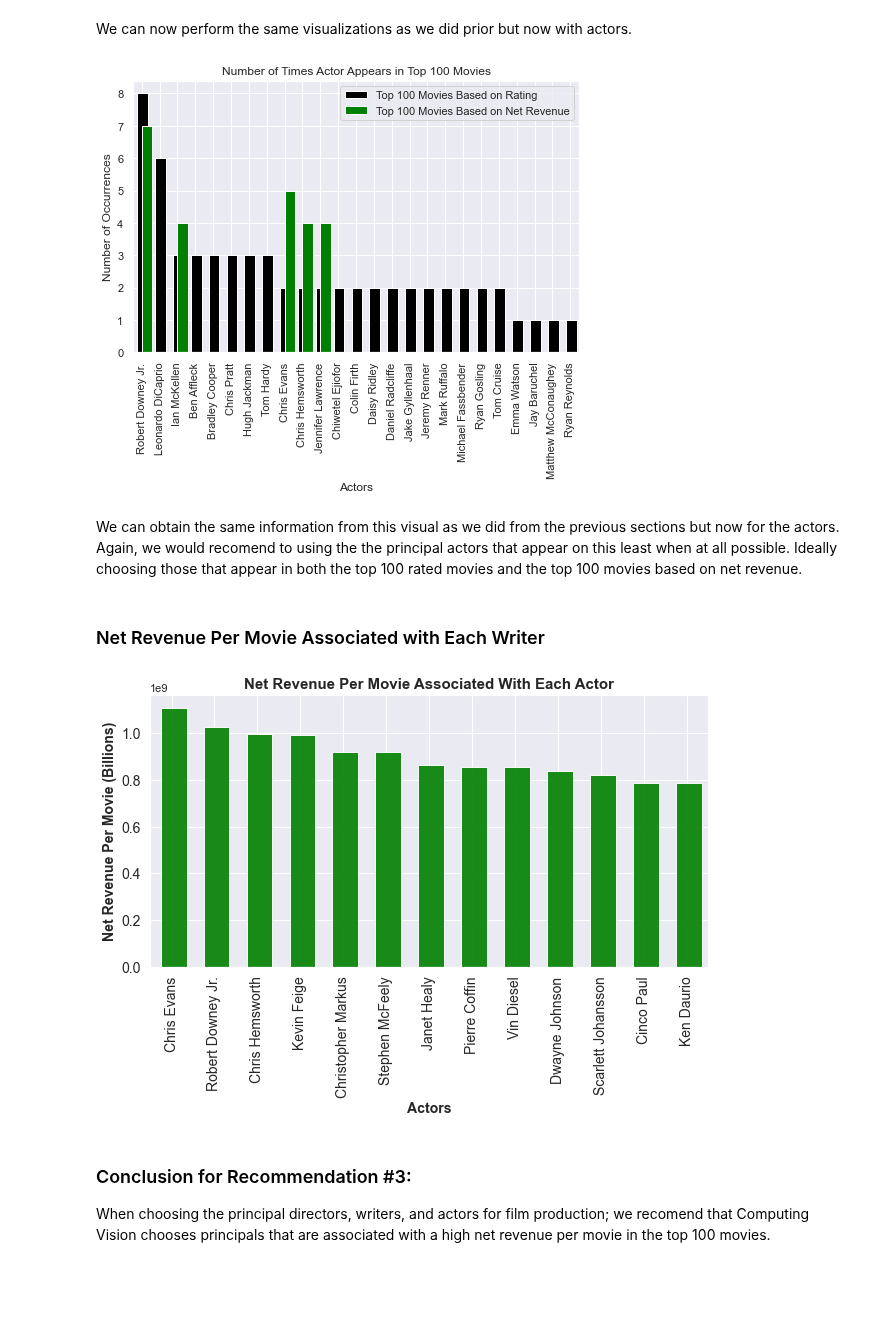
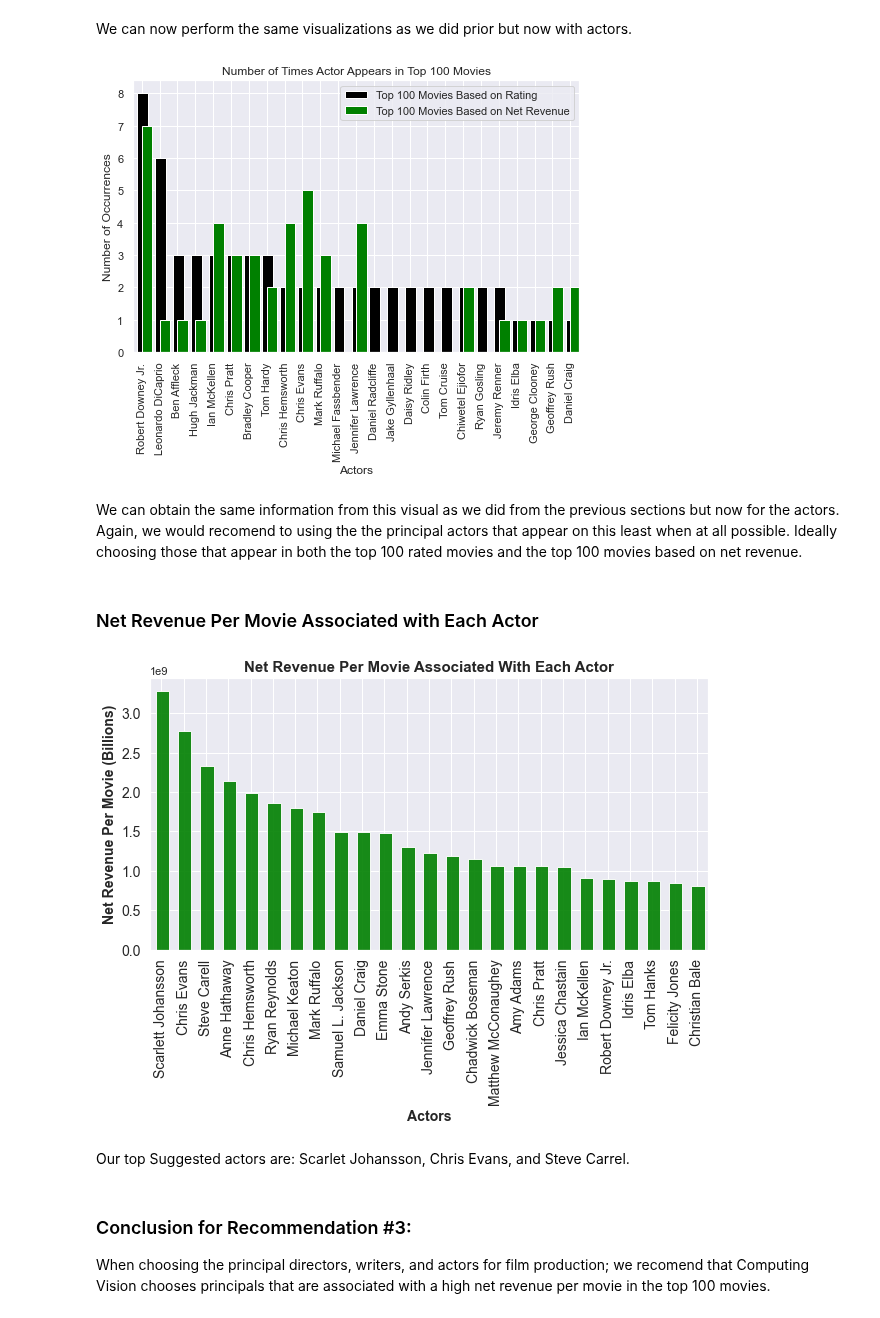
Before and after one commit to reboyce/Gilbert-Team-Repo, a Jupyter notebook: Notebooks/Final Notebook.ipynb, the cells around one changed output. Saved outputs shown, nothing was run; the diff lists cells and outputs as text; code cells hidden in the pictures; blank space fills up the shorter version.

```diff
--- a/Notebooks/Final Notebook.ipynb
+++ b/Notebooks/Final Notebook.ipynb
@@ -652,13 +669,13 @@ We can now follow the same procedure as we did before but now with the actor inf
 # Drop Duplicate Values
 top_principal_actors.drop_duplicates(subset=['movie_id'], inplace=True)
 # count of principal actor appearing in top 100 movies and select for top 25
-top_pop_actor_counts = top_principal_actors.primary_name.value_counts().iloc[:25]
+top_pop_actor_counts = top_principal_actors.primary_name.value_counts()
 # Merging principals and persons tables to obtain actor information
 top_100_princ = pd.merge(top_100_rev, principals, how="inner", on='movie_id')
 top_100_actors = pd.merge(top_100_princ, persons, how="inner", on='person_id')
 # Count of actors appearing in top 100 movies based on net revenue
-top_rev_actor_counts = top_100_actors.primary_name.value_counts().iloc[:25]
-
+top_rev_actor_counts = top_100_actors.primary_name.value_counts()
+top_rev_actor_counts.sort_values(ascending=False)
 #Create dataframe of count results in top 100 rated movies and top 100 movies based on net revenue
 top_rev_actors_df = top_rev_actor_counts.to_frame()
 top_pop_actors_df = top_pop_actor_counts.to_frame()
@@ -671,7 +688,7 @@ top_actor_counts.reset_index(inplace=True)
 #Rename columns to more clearly represent data
 top_actor_counts.rename(columns= {'index': 'Actors', 'primary_name_x' :'Top 100 Movies Based on Rating', 'primary_name_y' :'Top 100 Movies Based on Net Revenue'}, inplace=True)
 #Sort Values in descending order
-top_actor_counts.sort_values(by=['Top 100 Movies Based on Rating', 'Top 100 Movies Based on Net Revenue'] , ascending=False, inplace=True)
+top_actor_counts.sort_values(by=['Top 100 Movies Based on Rating'] , ascending=False, inplace=True)
 # Net Revenue of top 100 movies grouped by actor
 top_actor_groupby = top_100_actors.groupby('primary_name').sum().sort_values(by='net_revenue', ascending=False)
 #select top 25 results to plot
@@ -689,13 +706,13 @@ top_actors = top_actors.rename(columns={'primary_name': 'Actors'})
 actor_ratio = pd.merge(top_actors, top_actor_counts, how='inner', on='Actors')
 # %%
 #Ratio of net revenue per movie in the top 100 movies
-actor_ratio.ratio = actor_ratio.net_revenue/actor_ratio['Top 100 Movies Based on Net Revenue']
+actor_ratio.ratio = actor_ratio.net_revenue/actor_ratio['Top 100 Movies Based on Rating']
 # Sorting in descending order
 actor_ratio.sort_values(by='ratio', inplace=True, ascending = False)
 # Selecting for top 25
-actor_ratio = actor_ratio.iloc[:25]
+actor_ratio = actor_ratio
 # %%
-actor_ratio = actor_ratio[actor_ratio['Top 100 Movies Based on Net Revenue'] != 0]
+actor_ratio = actor_ratio[actor_ratio['Top 100 Movies Based on Rating'] != 0]
 # %% [markdown]
 ### Number Of Times Actors Appear in the Top 100 Movies
 # %% [markdown]
@@ -712,27 +729,29 @@ top_actor_counts.iloc[:25].plot(kind='bar',
                        ylabel='Number of Occurrences',
                        xlabel='Actors');
 # %% [output]
-[figure, old version]
+[figure, new version]
 # %% [markdown]
 We can obtain the same information from this visual as we did from the previous sections but now for the actors. Again, we would recomend to using the the principal actors that appear on this least when at all possible. Ideally choosing those that appear in both the top 100 rated movies and the top 100 movies based on net revenue.
 # %% [markdown]
-### Net Revenue  Per Movie Associated with Each Writer
+### Net Revenue  Per Movie Associated with Each Actor
 # %%
 #Bar plot of the Ratio of net revenue per movie in the top 100 movies
-actor_ratio.plot(kind='bar',
+actor_ratio[:25].plot(kind='bar',
                     figsize=(10, 5),
                     color='Green',
                     alpha=.9,
                     Width=.6,
                     fontsize=14,
                     x='Actors',
                     y='ratio',
                     legend=False)
 plt.title('Net Revenue Per Movie Associated With Each Actor', fontsize=15, fontweight='bold')
 plt.xlabel('Actors', fontsize=14, fontweight='bold')
 plt.ylabel('Net Revenue Per Movie (Billions)', fontsize=14, fontweight='bold');
 # %% [output]
-[figure, old version]
+[figure, new version]
+# %% [markdown]
+Our top Suggested actors are: Scarlet Johansson, Chris Evans, and Steve Carrel.
 # %% [markdown]
 ### Conclusion for Recommendation #3:
 When choosing the principal directors, writers, and actors for film production; we recomend that Computing Vision chooses principals that are associated with a high net revenue per movie in the top 100 movies.
```
Also changed, not shown: parts of 18 cells of this notebook, 6 other files.
